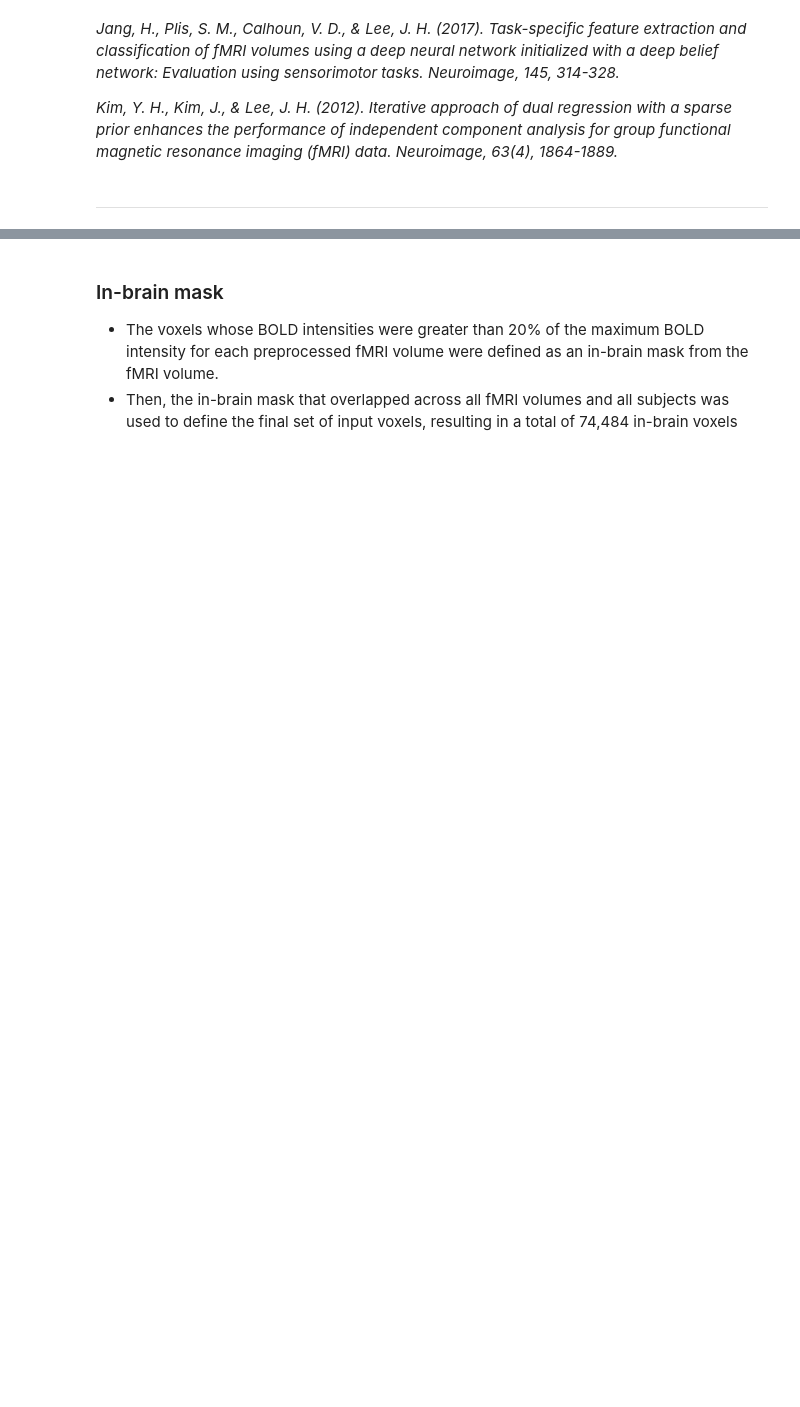
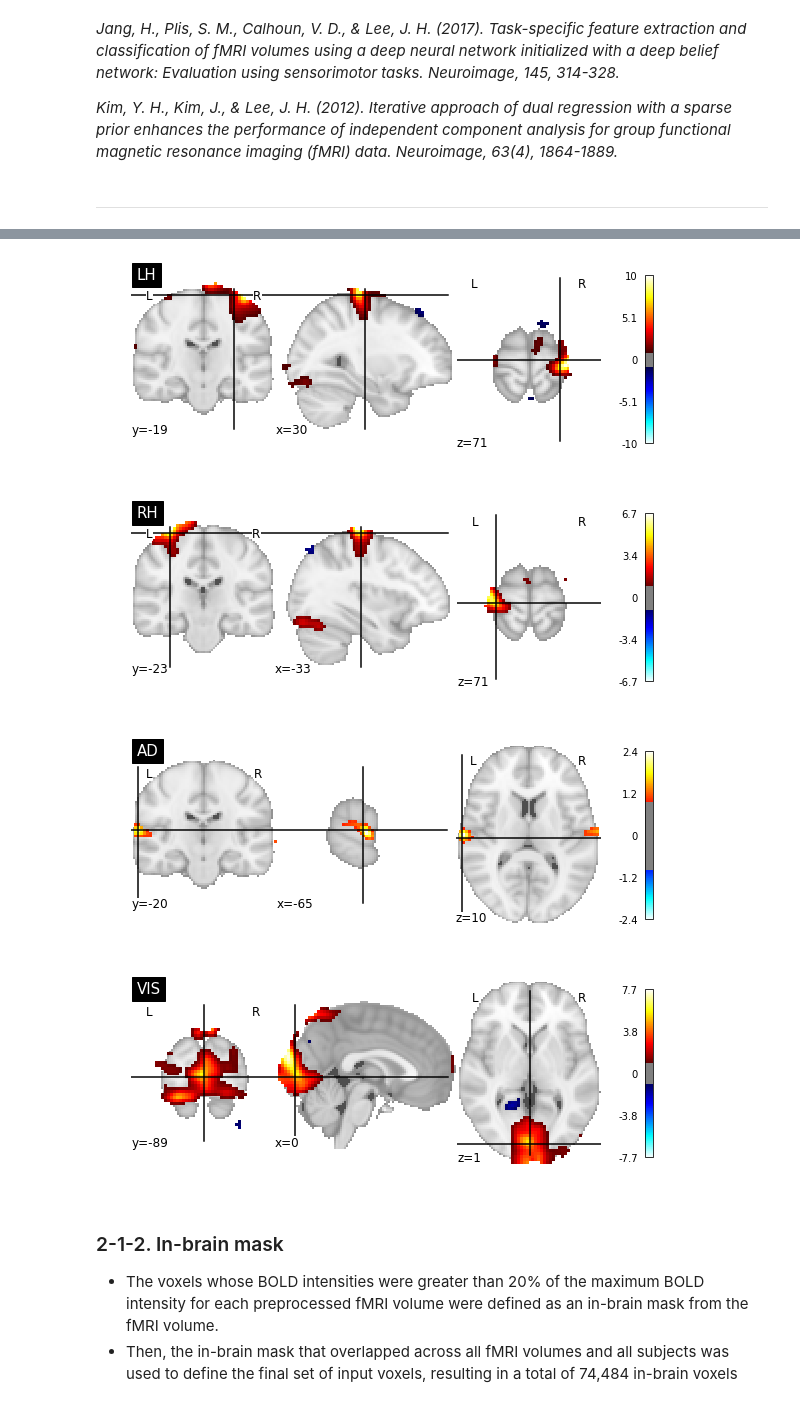
Before and after one commit to bsplku/KHBM2019_SummerSchool, a Jupyter notebook: Classification_of_fMRI_volume/dnnwsp_hsp_tensorflow_190812.ipynb, the cells around one changed output, grey strips where cells are left out. Cells and saved outputs as stored; diff of their text form; code cells hidden in the pictures; blank space fills up the shorter version.

```diff
--- a/Classification_of_fMRI_volume/dnnwsp_hsp_tensorflow_190812.ipynb
+++ b/Classification_of_fMRI_volume/dnnwsp_hsp_tensorflow_190812.ipynb
@@ -84,6 +102,6 @@ from scipy import io as sio
 image_pct_bold = [None]*n_sbj
 task_label = [None]*n_sbj
 for sbj in range(n_sbj):
-    image_pct_bold[sbj] = image.load_img('lhrhadvs_sbj%d.nii'%(sbj+1))
-    task_label[sbj] = sio.loadmat('lhrhadvs_sbj%d_y.mat'%(sbj+1))['y'].squeeze()
+    image_pct_bold[sbj] = image.load_img('sensorimotor_sbj%d.nii'%(sbj+1))
+    task_label[sbj] = sio.loadmat('y_sensorimotor_sbj%d.mat'%(sbj+1))['y'].squeeze()
 print('\n ==> Data loaded to a variable')
@@ -90,19 +116,24 @@ print('\n ==> Data loaded to a variable')
 # %%
 %matplotlib inline
 import numpy as np
 
 # Get the dimension of data
 [xdim, ydim, zdim, tdim] = image_pct_bold[sbj].shape
 tdim_run = int(tdim/n_tasks)
 
 # Examplary subject's average percentage BOLD signal
 for run in range(n_tasks):
-    image_plot = image.index_img(image_pct_bold[2], np.where(np.where(task_label[2]==1)[1]==run)[0])
+    image_plot = image.index_img(image_pct_bold[1], np.where(task_label[1]==run)[0])
     plotting.plot_stat_map(image.mean_img(image_plot), threshold=1, title=tasks[run])
     plotting.show();
+# %% [output]
+[figure, added]
+[figure, added]
+[figure, added]
+[figure, added]
 # %% [markdown]
 
-### In-brain mask
+### 2-1-2. In-brain mask
 - The voxels whose BOLD intensities were greater than 20% of the maximum BOLD intensity for each preprocessed fMRI volume were defined as an in-brain mask from the fMRI volume.
 - Then, the in-brain mask that overlapped across all fMRI volumes and all subjects was used to define the final set of input voxels, resulting in a total of 74,484 in-brain voxels
 # %%
```
Also changed, not shown: parts of 22 cells of this notebook.
